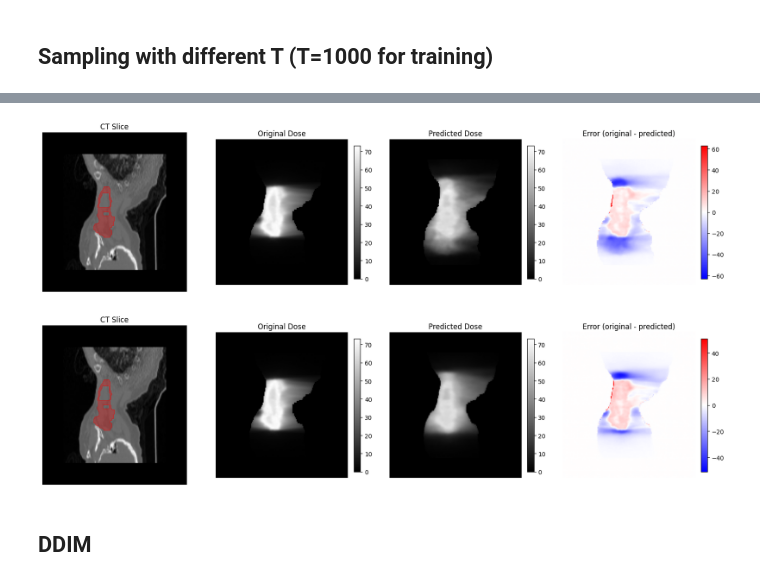
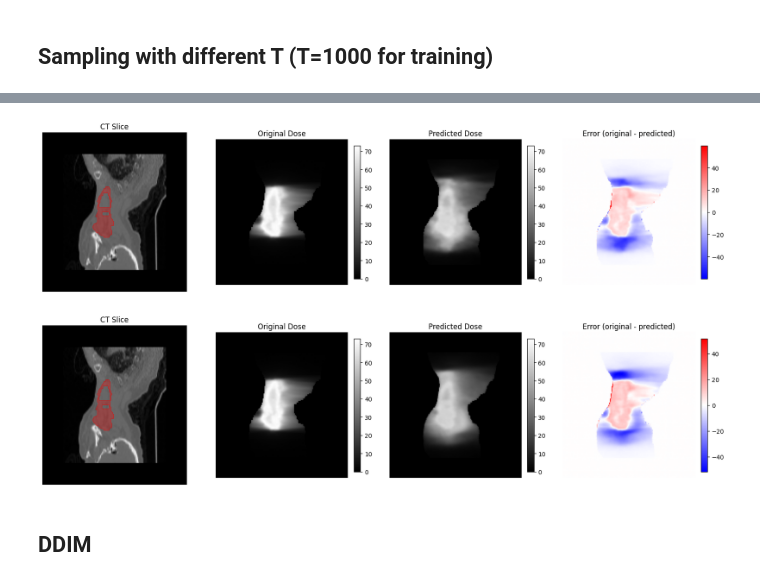
Before and after one commit to josefweibel/dose-prediction-calculation-thesis, a Jupyter notebook: notebooks/06_T_evaluation.ipynb, the cells around one changed output, grey strips where cells are left out. Drawn from its saved outputs; the diff is of its cells as text; code cells hidden in the pictures.

```diff
--- a/notebooks/06_T_evaluation.ipynb
+++ b/notebooks/06_T_evaluation.ipynb
@@ -129,11 +134,11 @@ _ = ax.set_yscale('log')
 # %%
-ax = ddpm1000_s_results.for_sample('HN-CHUM-003+S2A4Ac+MOS_20285').visualise_slice(slice_index=80)
+ax = ddpm1000_s_results.for_sample('HN-CHUM-003+S2A4Ac+MOS_20285').visualise_slice(slice_index=81)
 # %% [output]
-[figure, old version]
+[figure, new version]
 # %%
-ax = ddpm10_s_results.for_sample('HN-CHUM-003+S2A4Ac+MOS_20285').visualise_slice(slice_index=80)
+ax = ddpm10_s_results.for_sample('HN-CHUM-003+S2A4Ac+MOS_20285').visualise_slice(slice_index=81)
 # %% [output]
-[figure, old version]
+[figure, new version]
 # %% [markdown]
 ## DDIM
 # %%
```
Also changed, not shown: parts of 10 cells of this notebook, 9 other files.
